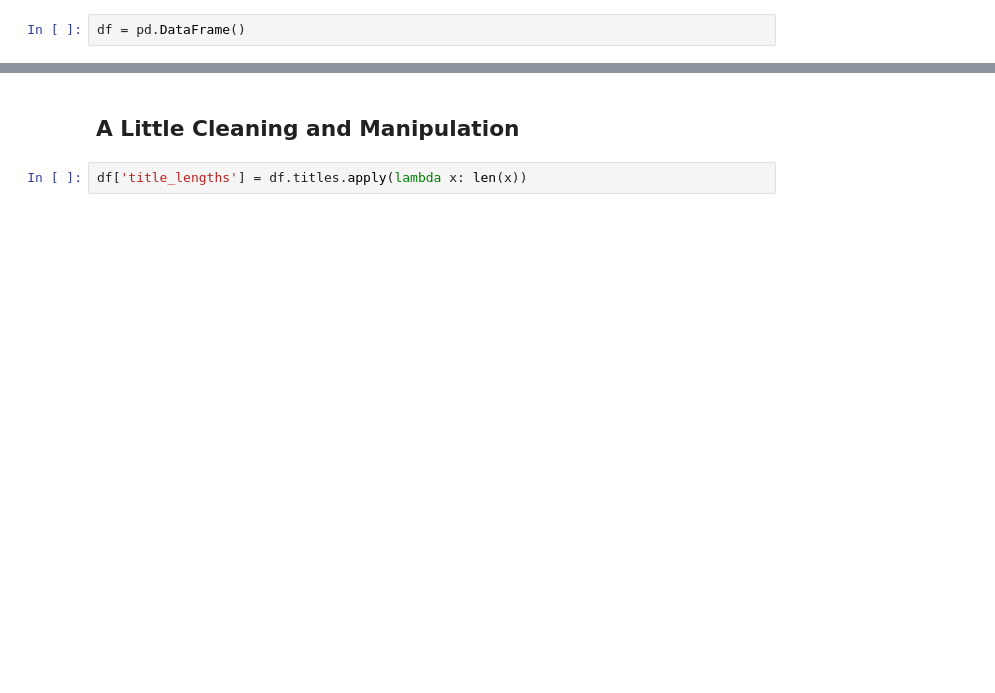
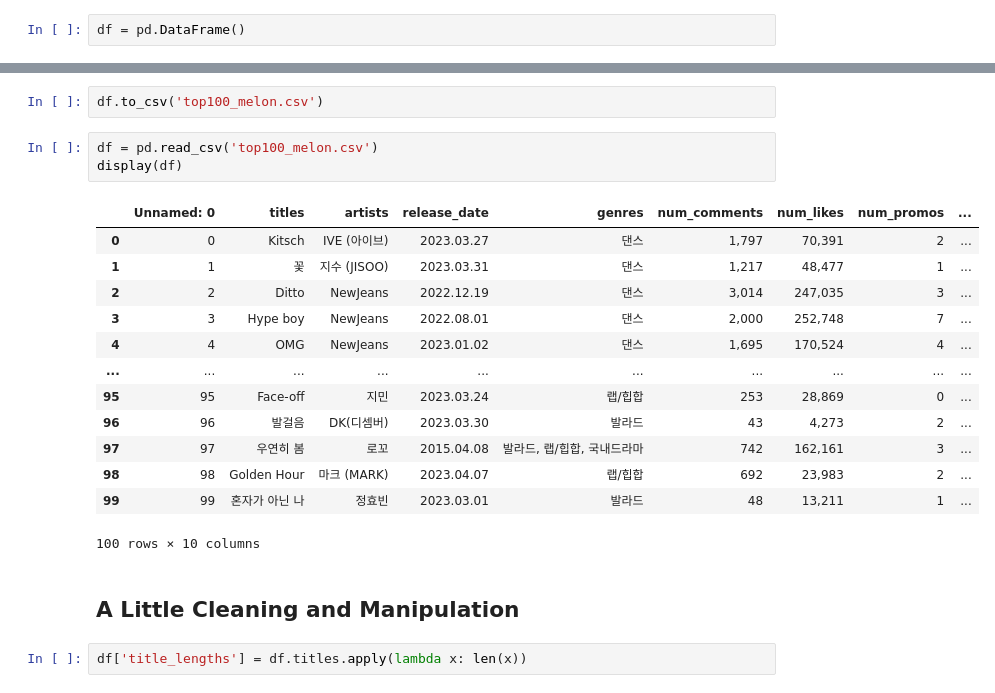
Before and after one commit to andrewango/kr_music_popularity, a Jupyter notebook: kr_music_popularity.ipynb, the cells around one changed output, grey strips where cells are left out. Drawn from its saved outputs; the diff is of its cells as text; blank space fills up the shorter version.

```diff
--- a/kr_music_popularity.ipynb
+++ b/kr_music_popularity.ipynb
@@ -86,3 +109,22 @@ print(num_likes)
+# %%
+df.to_csv('top100_melon.csv')
+# %%
+df = pd.read_csv('top100_melon.csv')
+display(df)
+# %% [output]
+|  | Unnamed: 0 | titles | artists | release_date | genres | num_comments | num_likes | num_promos | ... |
+| 0 | 0 | Kitsch | IVE (아이브) | 2023.03.27 | 댄스 | 1,797 | 70,391 | 2 | ... |
+| 1 | 1 | 꽃 | 지수 (JISOO) | 2023.03.31 | 댄스 | 1,217 | 48,477 | 1 | ... |
+| 2 | 2 | Ditto | NewJeans | 2022.12.19 | 댄스 | 3,014 | 247,035 | 3 | ... |
+| 3 | 3 | Hype boy | NewJeans | 2022.08.01 | 댄스 | 2,000 | 252,748 | 7 | ... |
+| 4 | 4 | OMG | NewJeans | 2023.01.02 | 댄스 | 1,695 | 170,524 | 4 | ... |
+| ... | ... | ... | ... | ... | ... | ... | ... | ... | ... |
+| 95 | 95 | Face-off | 지민 | 2023.03.24 | 랩/힙합 | 253 | 28,869 | 0 | ... |
+| 96 | 96 | 발걸음 | DK(디셈버) | 2023.03.30 | 발라드 | 43 | 4,273 | 2 | ... |
+| 97 | 97 | 우연히 봄 | 로꼬 | 2015.04.08 | 발라드, 랩/힙합, 국내드라마 | 742 | 162,161 | 3 | ... |
+| 98 | 98 | Golden Hour | 마크 (MARK) | 2023.04.07 | 랩/힙합 | 692 | 23,983 | 2 | ... |
+| 99 | 99 | 혼자가 아닌 나 | 정효빈 | 2023.03.01 | 발라드 | 48 | 13,211 | 1 | ... |
+100 rows × 10 columns
 # %% [markdown]
 ## A Little Cleaning and Manipulation
 # %%
```
Also changed, not shown: parts of 21 cells of this notebook, 1 other file.
